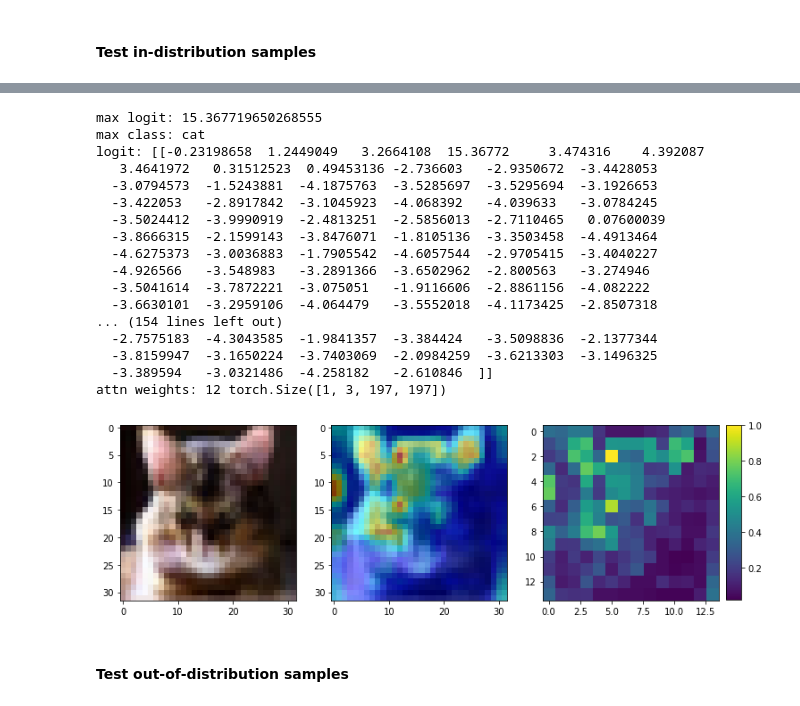
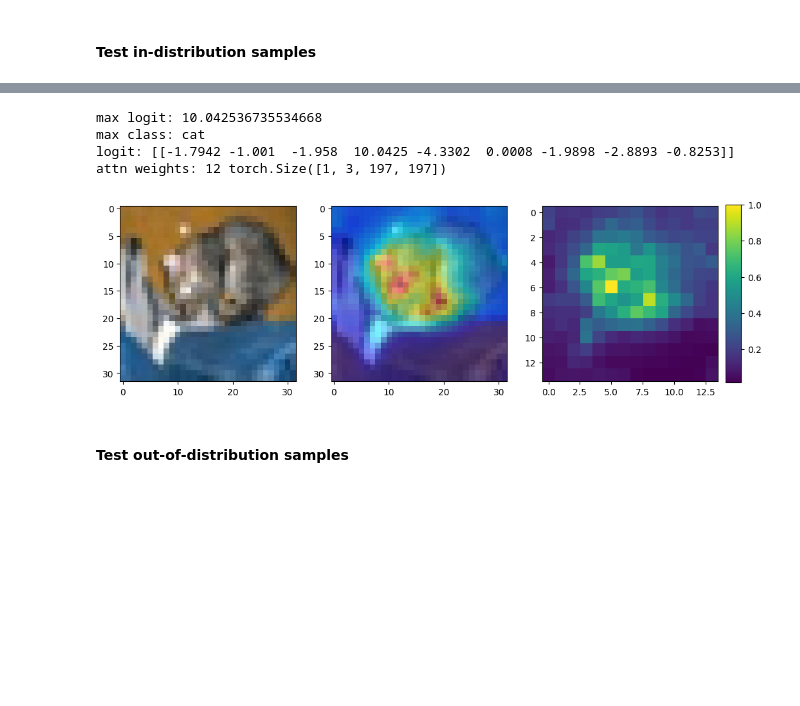
Before and after one commit to Simcs/OOD-with-ViT, a Jupyter notebook: visualize_vit_ood_cifar10.ipynb, the cells around one changed output, grey strips where cells are left out. Drawn from its saved outputs; the diff is of its cells as text; code cells hidden in the pictures; blank space fills up the shorter version.

Commit message:
add test notebooks for visualization

```diff
--- a/visualize_vit_ood_cifar10.ipynb
+++ b/visualize_vit_ood_cifar10.ipynb
@@ -44,11 +46,13 @@ checkpoint_path = log_root / 'checkpoints'
 from ood_with_vit.models.vit import ViT
 
 if config.model.pretrained:
+    n_class = len(config.dataset.in_distribution_class_indices)
     model = torch.hub.load(
         repo_or_dir=config.model.repo,
         model=config.model.pretrained_model,
         pretrained=False,
     )
+    model.head = nn.Linear(model.head.in_features, n_class)
 else:
     model = ViT(
         image_size=config.model.img_size,
@@ -151,10 +154,16 @@ from ood_with_vit.utils import (
     compute_logits,
 )
 
-def visualize_results(original_img, attn_weights, seed=None):
-    if seed is not None:
-        set_seed(seed)
-    visualizer = ViTAttentionRollout()
+def visualize_results(
+    original_img,
+    attn_weights,
+    head_fusion='max',
+    discard_ratio=0.9,
+):
+    visualizer = ViTAttentionRollout(
+        head_fusion=head_fusion,
+        discard_ratio=discard_ratio
+    )
     mask = visualizer.rollout(attn_weights)
 
     fig, ax = plt.subplots(figsize=(12, 6))
@@ -221,46 +240,34 @@ mean acc: 0.8623
 # %%
 # visualize in-distribution class attention maps.
+plt.rcdefaults()
+np.set_printoptions(suppress=True, precision=4)
 id_class_name = 'cat'
-id_class_idx, img_idx = dataset.class_to_idx[id_class_name], 50
+id_class_idx, img_idx = dataset.class_to_idx[id_class_name], 0
 original_img = dataset.img_dict[id_class_idx][img_idx]
 
 test_img = dataset.get_transformed_image(id_class_idx, img_idx)
 test_img = test_img.to(device=device)
 attention_maps = compute_attention_maps(config, model, test_img.unsqueeze(0))
 logits = compute_logits(config, model, test_img.unsqueeze(0))
 # logit, attn_weights = model(test_img.unsqueeze(0))
 max_logit, max_class = logits.max(1)
 print('max logit:', max_logit.item())
-print('max class:', idx_to_class[max_class.item()])
-print('logit:', logits.detach().cpu().numpy())
+print('max class:', dataset.classes[dataset.idx_to_id_class[max_class.item()]])
+print('logit:', logits.numpy())
 print('attn weights:', len(attention_maps), attention_maps[0].shape)
 
-
-# _attn_weights = []
-# for weight in attn_weights:
-#     _attn_weights.append(weight.detach().cpu())
-# attn_weights = _attn_weights
-
-visualize_results(original_img, attention_maps, 333)
+visualize_results(
+    original_img,
+    attention_maps,
+    head_fusion='max',
+    discard_ratio=0.90,
+)
 # %% [output]
-max logit: 15.367719650268555
+max logit: 10.042536735534668
 max class: cat
-logit: [[-0.23198658  1.2449049   3.2664108  15.36772     3.474316    4.392087
-   3.4641972   0.31512523  0.49453136 -2.736603   -2.9350672  -3.4428053
-  -3.0794573  -1.5243881  -4.1875763  -3.5285697  -3.5295694  -3.1926653
-  -3.422053   -2.8917842  -3.1045923  -4.068392   -4.039633   -3.0784245
-  -3.5024412  -3.9990919  -2.4813251  -2.5856013  -2.7110465   0.07600039
-  -3.8666315  -2.1599143  -3.8476071  -1.8105136  -3.3503458  -4.4913464
-  -4.6275373  -3.0036883  -1.7905542  -4.6057544  -2.9705415  -3.4040227
-  -4.926566   -3.548983   -3.2891366  -3.6502962  -2.800563   -3.274946
-  -3.5041614  -3.7872221  -3.075051   -1.9116606  -2.8861156  -4.082222
-  -3.6630101  -3.2959106  -4.064479   -3.5552018  -4.1173425  -2.8507318
-... (154 lines left out)
-  -2.7575183  -4.3043585  -1.9841357  -3.384424   -3.5098836  -2.1377344
-  -3.8159947  -3.1650224  -3.7403069  -2.0984259  -3.6213303  -3.1496325
-  -3.389594   -3.0321486  -4.258182   -2.610846  ]]
+logit: [[-1.7942 -1.001  -1.958  10.0425 -4.3302  0.0008 -1.9898 -2.8893 -0.8253]]
 attn weights: 12 torch.Size([1, 3, 197, 197])
-[figure, old version]
+[figure, new version]
 # %% [markdown]
 #### Test out-of-distribution samples
 # %%
```
Also changed, not shown: parts of 8 cells of this notebook, 1 other file.
